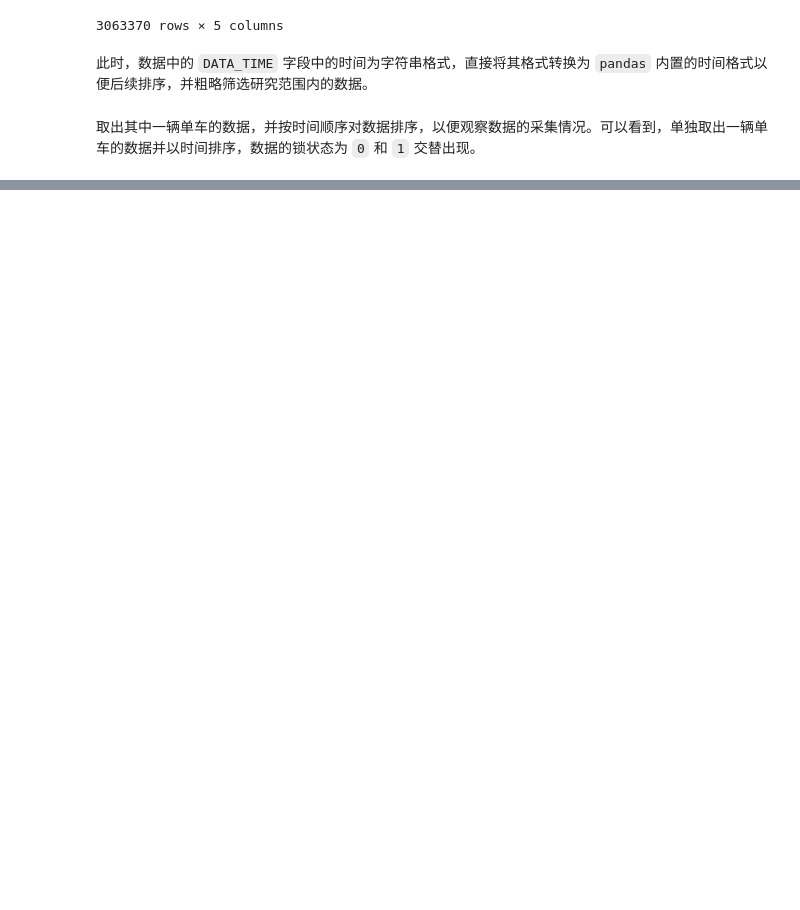
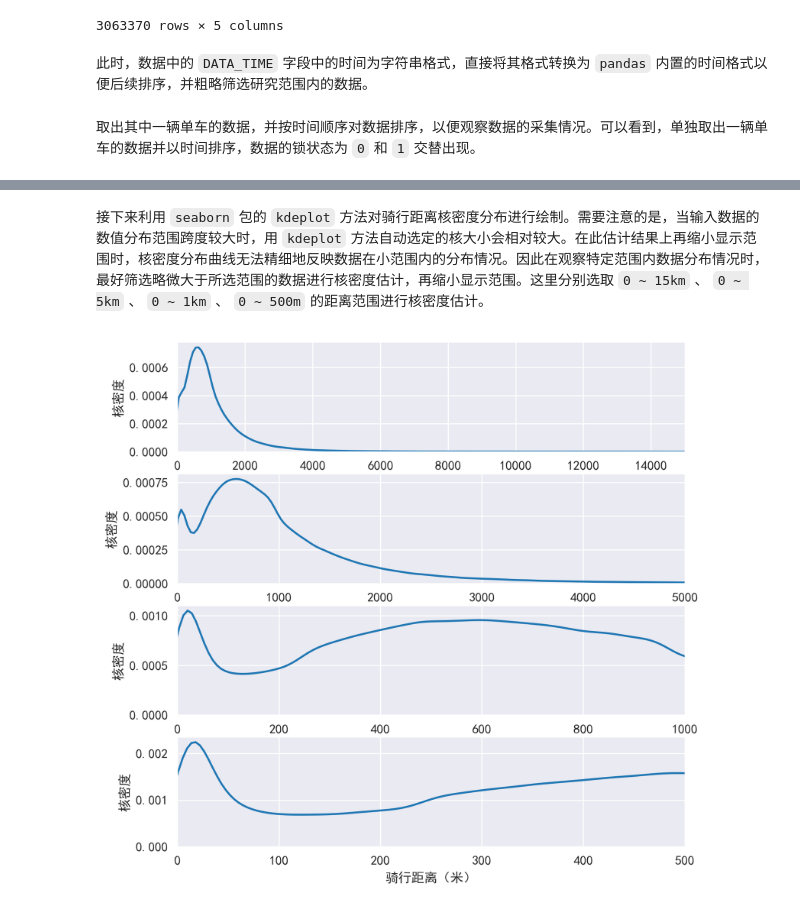
Before and after one commit to raingrain/analysis-of-dockless-bicyclesharing-data-in-shanghai, a Jupyter notebook: src/main.ipynb, the cells around one changed output, grey strips where cells are left out. Cells and saved outputs as stored; diff of their text form; code cells hidden in the pictures; blank space fills up the shorter version.

```diff
--- a/src/main.ipynb
+++ b/src/main.ipynb
@@ -59,0 +113,6 @@ tmp.sort_values(by = ['DATA_TIME'])
+# %%
+# 合并上面的表，重构出行链
+data_tripchain = pd.concat([data,data_1,data_2,data_3])
+data_tripchain = data_tripchain.drop('rank',axis = 1)
+tmp = data_tripchain[data_tripchain['BIKE_ID']=='713ED79C59CC3233E0533C0BA8C09291']
+tmp.sort_values(by = ['DATA_TIME'])
@@ -59,0 +260,43 @@ tmp.sort_values(by = ['DATA_TIME'])
+# %%
+def getdistance(lon1, lat1, lon2, lat2): # 经度1，纬度1，经度2，纬度2 （十进制度数）输入为DataFrame的列
+    lon1 = lon1.astype(float)
+    lat1 = lat1.astype(float)
+    lon2 = lon2.astype(float)
+    lat2 = lat2.astype(float)
+    # 将十进制度数转化为弧度
+    lon1, lat1, lon2, lat2 = map(lambda r:r*np.pi/180, [lon1, lat1, lon2, lat2])
+    dlon = lon2 - lon1
+    dlat = lat2 - lat1
+    a = np.sin(dlat/2)**2 + np.cos(lat1) * np.cos(lat2) * np.sin(dlon/2)**2
+    c = 2 * np.arcsin(a**0.5)
+    r = 6371 # 地球平均半径，单位为公里
+    return c * r * 1000
+
+data_move['distance'] = getdistance(data_move['slon'],data_move['slat'],data_move['elon'],data_move['elat'])
+# %% [markdown]
+接下来利用 `seaborn` 包的 `kdeplot` 方法对骑行距离核密度分布进行绘制。需要注意的是，当输入数据的数值分布范围跨度较大时，用 `kdeplot` 方法自动选定的核大小会相对较大。在此估计结果上再缩小显示范围时，核密度分布曲线无法精细地反映数据在小范围内的分布情况。因此在观察特定范围内数据分布情况时，最好筛选略微大于所选范围的数据进行核密度估计，再缩小显示范围。这里分别选取 `0 ~ 15km` 、 `0 ~ 5km` 、 `0 ~ 1km` 、 `0 ~ 500m` 的距离范围进行核密度估计。
+# %%
+# 绘制距离分布的核密度分布（决定数据清洗阈值）
+fig     = plt.figure(1,(7,7),dpi = 250)
+ax1      = plt.subplot(411)
+# 去除重复项
+data_move_drop_duplicates = data_move.drop_duplicates(subset=['distance'])
+sns.kdeplot(data_move_drop_duplicates[data_move_drop_duplicates['distance']<16000]['distance'])
+plt.xlim(0,15000)
+plt.ylabel('核密度')
+ax2      = plt.subplot(412)
+sns.kdeplot(data_move_drop_duplicates[data_move_drop_duplicates['distance']<6000]['distance'])
+plt.xlim(0,5000)
+plt.ylabel('核密度')
+ax3      = plt.subplot(413)
+sns.kdeplot(data_move_drop_duplicates[data_move_drop_duplicates['distance']<1500]['distance'])
+plt.xlim(0,1000)
+plt.ylabel('核密度')
+ax4      = plt.subplot(414)
+sns.kdeplot(data_move_drop_duplicates[data_move_drop_duplicates['distance']<750]['distance'])
+plt.xlim(0,500)
+plt.xlabel('骑行距离（米）')
+plt.ylabel('核密度')
+plt.show()
+# %% [output]
+[figure, added]
```
Also changed, not shown: parts of 24 cells of this notebook.
